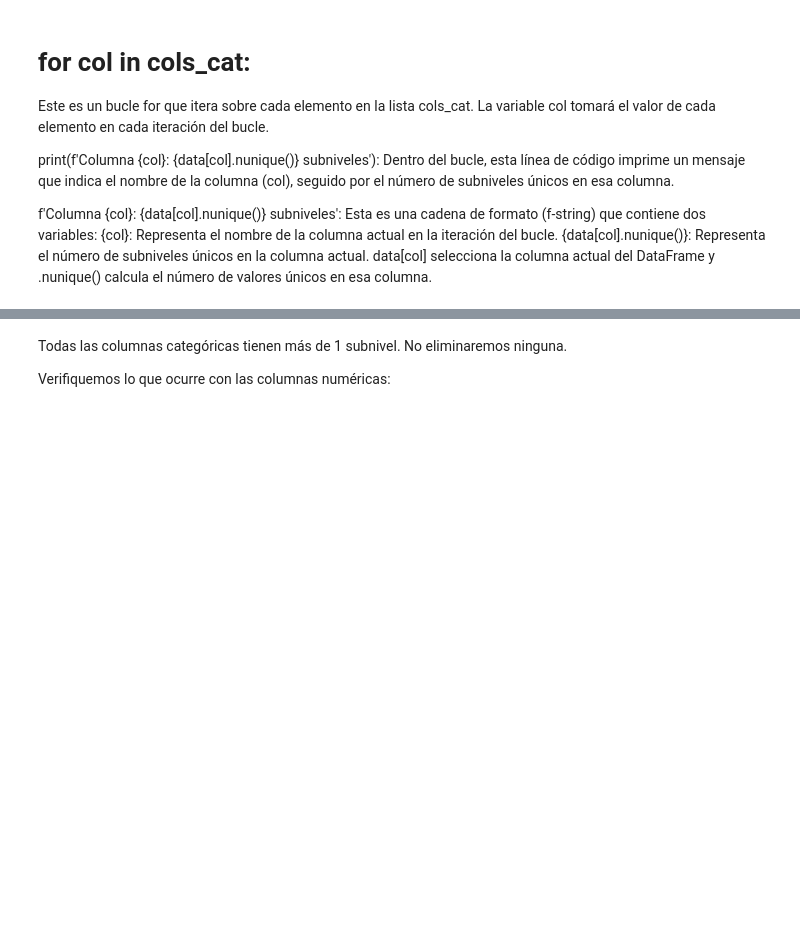
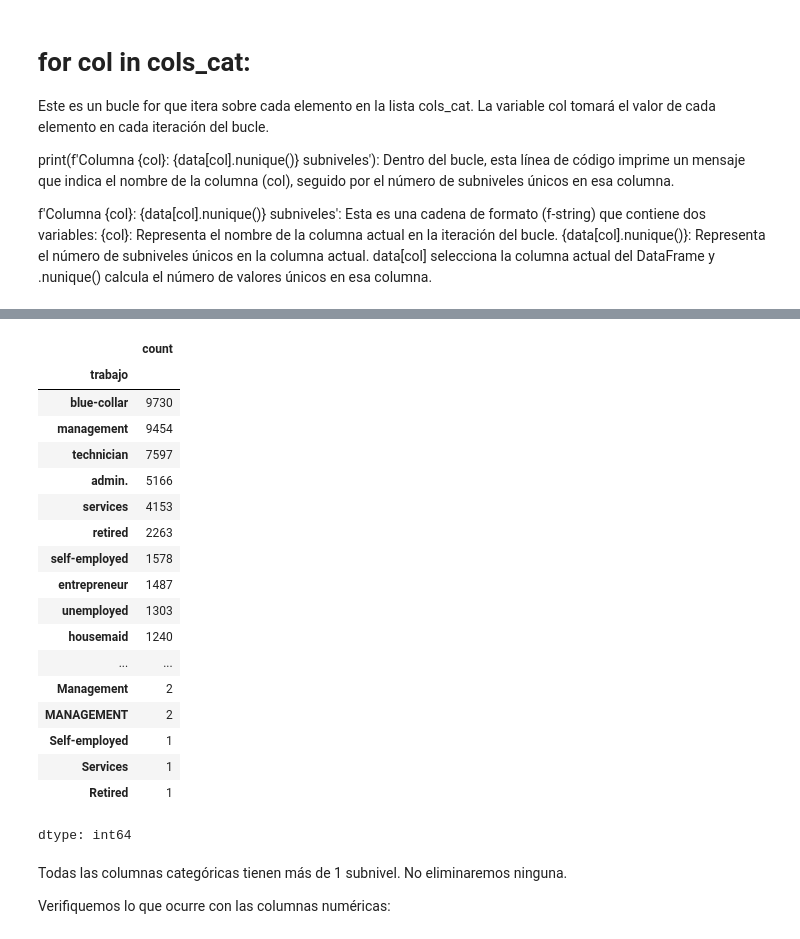
Before and after one commit to jhonvifu/Talento_tech, a Jupyter notebook: Laboratorio1_TalentoTech.ipynb, the cells around one changed output, grey strips where cells are left out. Drawn from its saved outputs; the diff is of its cells as text; code cells hidden in the pictures; blank space fills up the shorter version.

```diff
--- a/Laboratorio1_TalentoTech.ipynb
+++ b/Laboratorio1_TalentoTech.ipynb
@@ -238,6 +289,26 @@ for col in cols_cat:
 # %%
 #Conteo los valores
-pd.value_counts(df['job'])
+pd.value_counts(data_rename_2['trabajo'])
+# %% [output]
+|  | count |
+| trabajo |  |
+| blue-collar | 9730 |
+| management | 9454 |
+| technician | 7597 |
+| admin. | 5166 |
+| services | 4153 |
+| retired | 2263 |
+| self-employed | 1578 |
+| entrepreneur | 1487 |
+| unemployed | 1303 |
+| housemaid | 1240 |
+| ... | ... |
+| Management | 2 |
+| MANAGEMENT | 2 |
+| Self-employed | 1 |
+| Services | 1 |
+| Retired | 1 |
+dtype: int64
 # %% [markdown]
 Todas las columnas categóricas tienen más de 1 subnivel. No eliminaremos ninguna.
 
```
Also changed, not shown: parts of 3 cells of this notebook.
